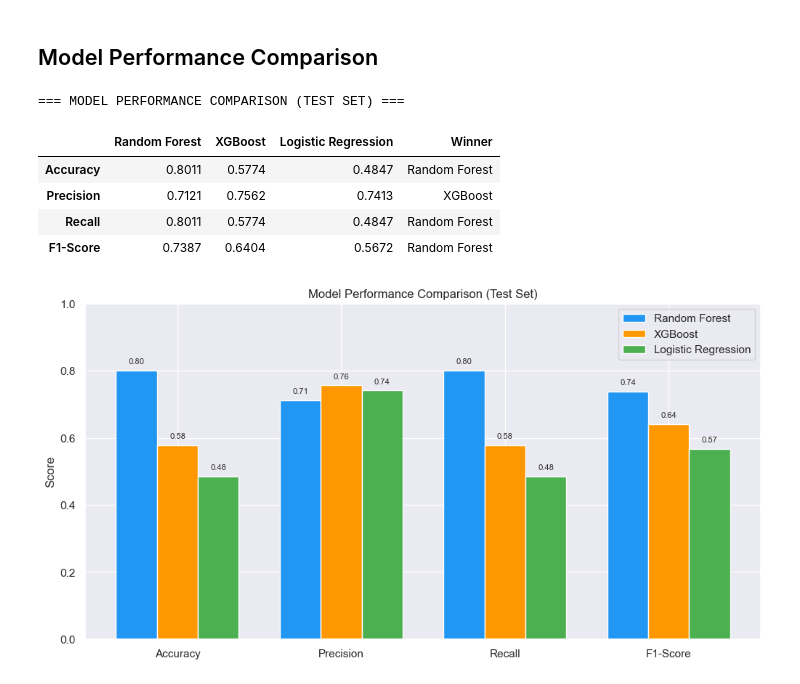
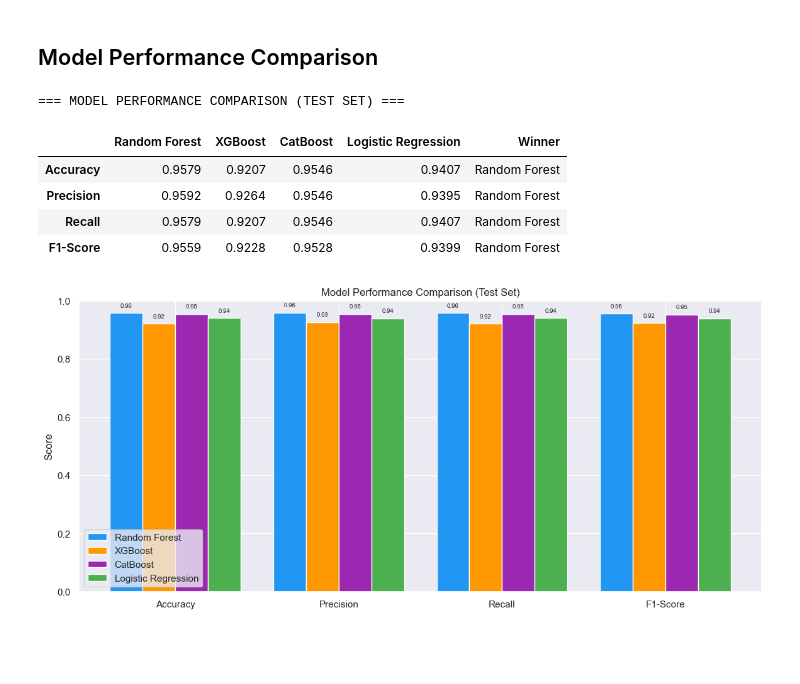
Before and after one commit to NghiaLam2026/nyc-restaurant-inspection-grade-prediction-data-mining-fall-2025, a Jupyter notebook: data-mining-main.ipynb, the cells around one changed output. Drawn from its saved outputs; the diff is of its cells as text; code cells hidden in the pictures; blank space fills up the shorter version.

```diff
--- a/data-mining-main.ipynb
+++ b/data-mining-main.ipynb
@@ -270,12 +422,22 @@ Longitude: p=1.417974e-23
 # %%
 # --- Pre-inspection features only ---
 feature_cols = [
+    # Geographic features
     "Latitude",
     "Longitude",
     "BORO",
+    "ZIPCODE",           # Neighborhood-level geographic feature
+    "NTA",               # Neighborhood Tabulation Area
+    "Community Board",   # Administrative boundary
+    # Restaurant characteristics
     "CUISINE DESCRIPTION",
+    # Temporal features
     "INSPECTION_YEAR",
     "INSPECTION_MONTH",
+    # Restaurant history features (Phase 1)
+    "num_prior_inspections",      # Number of prior inspections for this restaurant
+    "prev_grade",                 # Grade from previous inspection
+    "days_since_last_inspection", # Days since last inspection
 ]
 
 X = df[feature_cols].copy()
@@ -463,8 +625,8 @@ Increase: 85,112 samples (145.9%)
 # %% [markdown]
 ## Preprocessing for Categorical Variables
 # %%
-categorical_cols = ["BORO", "CUISINE DESCRIPTION"]
-numeric_cols = ["Latitude", "Longitude", "INSPECTION_YEAR", "INSPECTION_MONTH"]
+categorical_cols = ["BORO", "CUISINE DESCRIPTION", "ZIPCODE", "NTA", "Community Board", "prev_grade"]
+numeric_cols = ["Latitude", "Longitude", "INSPECTION_YEAR", "INSPECTION_MONTH", "num_prior_inspections", "days_since_last_inspection"]
 
 preprocess = ColumnTransformer(
     transformers=[
@@ -1250,6 +1665,11 @@ plt.show()
 rf_preds = pipeline.predict(X_test)
 xgb_preds_encoded = xgb_pipeline.predict(X_test)
 xgb_preds = pd.Series(xgb_preds_encoded).map({0: "A", 1: "B", 2: "C"})
+# CatBoost returns 2D array, need to flatten it
+# Use X_test_cb (raw data) instead of X_test_processed
+cb_preds_encoded = catboost_clf.predict(X_test_cb)
+cb_preds_encoded = cb_preds_encoded.ravel() if len(cb_preds_encoded.shape) > 1 else cb_preds_encoded
+cb_preds = pd.Series(cb_preds_encoded).map({0: "A", 1: "B", 2: "C"})
 lr_preds = lr_pipeline.predict(X_test)
 
 # Calculate metrics (weighted average to handle imbalance)
@@ -1257,57 +1677,62 @@ metrics = {
     "Accuracy": [
         accuracy_score(y_test, rf_preds),
         accuracy_score(y_test, xgb_preds),
+        accuracy_score(y_test, cb_preds),
         accuracy_score(y_test, lr_preds)
     ],
     "Precision": [
         precision_score(y_test, rf_preds, average="weighted"),
         precision_score(y_test, xgb_preds, average="weighted"),
+        precision_score(y_test, cb_preds, average="weighted"),
         precision_score(y_test, lr_preds, average="weighted")
     ],
     "Recall": [
         recall_score(y_test, rf_preds, average="weighted"),
         recall_score(y_test, xgb_preds, average="weighted"),
+        recall_score(y_test, cb_preds, average="weighted"),
         recall_score(y_test, lr_preds, average="weighted")
     ],
     "F1-Score": [
         f1_score(y_test, rf_preds, average="weighted"),
         f1_score(y_test, xgb_preds, average="weighted"),
+        f1_score(y_test, cb_preds, average="weighted"),
         f1_score(y_test, lr_preds, average="weighted")
     ]
 }
 
 # Create summary table
-summary_df = pd.DataFrame(metrics, index=["Random Forest", "XGBoost", "Logistic Regression"]).T
+summary_df = pd.DataFrame(metrics, index=["Random Forest", "XGBoost", "CatBoost", "Logistic Regression"]).T
 summary_df["Winner"] = summary_df.idxmax(axis=1)
 print("=== MODEL PERFORMANCE COMPARISON (TEST SET) ===\n")
 display(summary_df.round(4))
 
 # Plot
 x = np.arange(len(metrics))
-width = 0.25  # CHANGE from 0.35 to 0.25
+width = 0.2  # Adjusted for 4 models
 
-fig, ax = plt.subplots(figsize=(12, 6))  # CHANGE from (10, 6) to (12, 6)
-bars1 = ax.bar(x - width, [metrics[m][0] for m in metrics], width, label="Random Forest", color="#2196F3")
-bars2 = ax.bar(x, [metrics[m][1] for m in metrics], width, label="XGBoost", color="#FF9800")
-bars3 = ax.bar(x + width, [metrics[m][2] for m in metrics], width, label="Logistic Regression", color="#4CAF50")  # ADD THIS
+fig, ax = plt.subplots(figsize=(14, 6))
+bars1 = ax.bar(x - 1.5*width, [metrics[m][0] for m in metrics], width, label="Random Forest", color="#2196F3")
+bars2 = ax.bar(x - 0.5*width, [metrics[m][1] for m in metrics], width, label="XGBoost", color="#FF9800")
+bars3 = ax.bar(x + 0.5*width, [metrics[m][2] for m in metrics], width, label="CatBoost", color="#9C27B0")
+bars4 = ax.bar(x + 1.5*width, [metrics[m][3] for m in metrics], width, label="Logistic Regression", color="#4CAF50")
 
 ax.set_ylabel("Score")
 ax.set_title("Model Performance Comparison (Test Set)")
 ax.set_xticks(x)
 ax.set_xticklabels(metrics.keys())
 ax.set_ylim(0, 1)
 ax.legend()
 
 # Add value labels
-for bars in [bars1, bars2, bars3]:  # UPDATE THIS
+for bars in [bars1, bars2, bars3, bars4]:
     for bar in bars:
         ax.text(bar.get_x() + bar.get_width()/2, bar.get_height() + 0.02,
-                f"{bar.get_height():.2f}", ha="center", fontsize=8)  # UPDATE fontsize to 8
+                f"{bar.get_height():.2f}", ha="center", fontsize=7)
 # %% [output]
 === MODEL PERFORMANCE COMPARISON (TEST SET) ===
-|  | Random Forest | XGBoost | Logistic Regression | Winner |
-| Accuracy | 0.8011 | 0.5774 | 0.4847 | Random Forest |
-| Precision | 0.7121 | 0.7562 | 0.7413 | XGBoost |
-| Recall | 0.8011 | 0.5774 | 0.4847 | Random Forest |
-| F1-Score | 0.7387 | 0.6404 | 0.5672 | Random Forest |
+|  | Random Forest | XGBoost | CatBoost | Logistic Regression | Winner |
+| Accuracy | 0.9579 | 0.9207 | 0.9546 | 0.9407 | Random Forest |
+| Precision | 0.9592 | 0.9264 | 0.9546 | 0.9395 | Random Forest |
+| Recall | 0.9579 | 0.9207 | 0.9546 | 0.9407 | Random Forest |
+| F1-Score | 0.9559 | 0.9228 | 0.9528 | 0.9399 | Random Forest |
-[figure, old version]
+[figure, new version]
```
Also changed, not shown: parts of 24 cells of this notebook, 4 other files.
